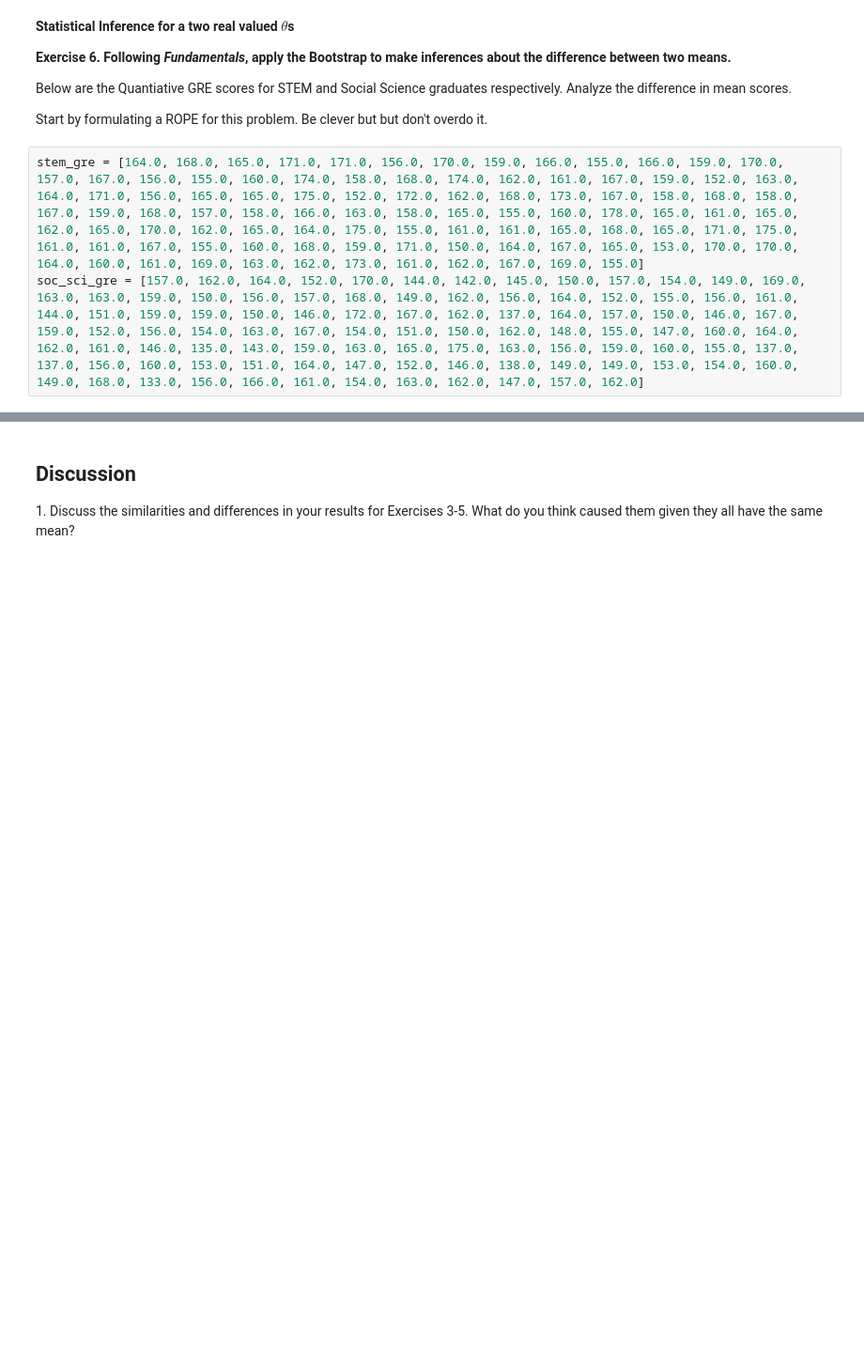
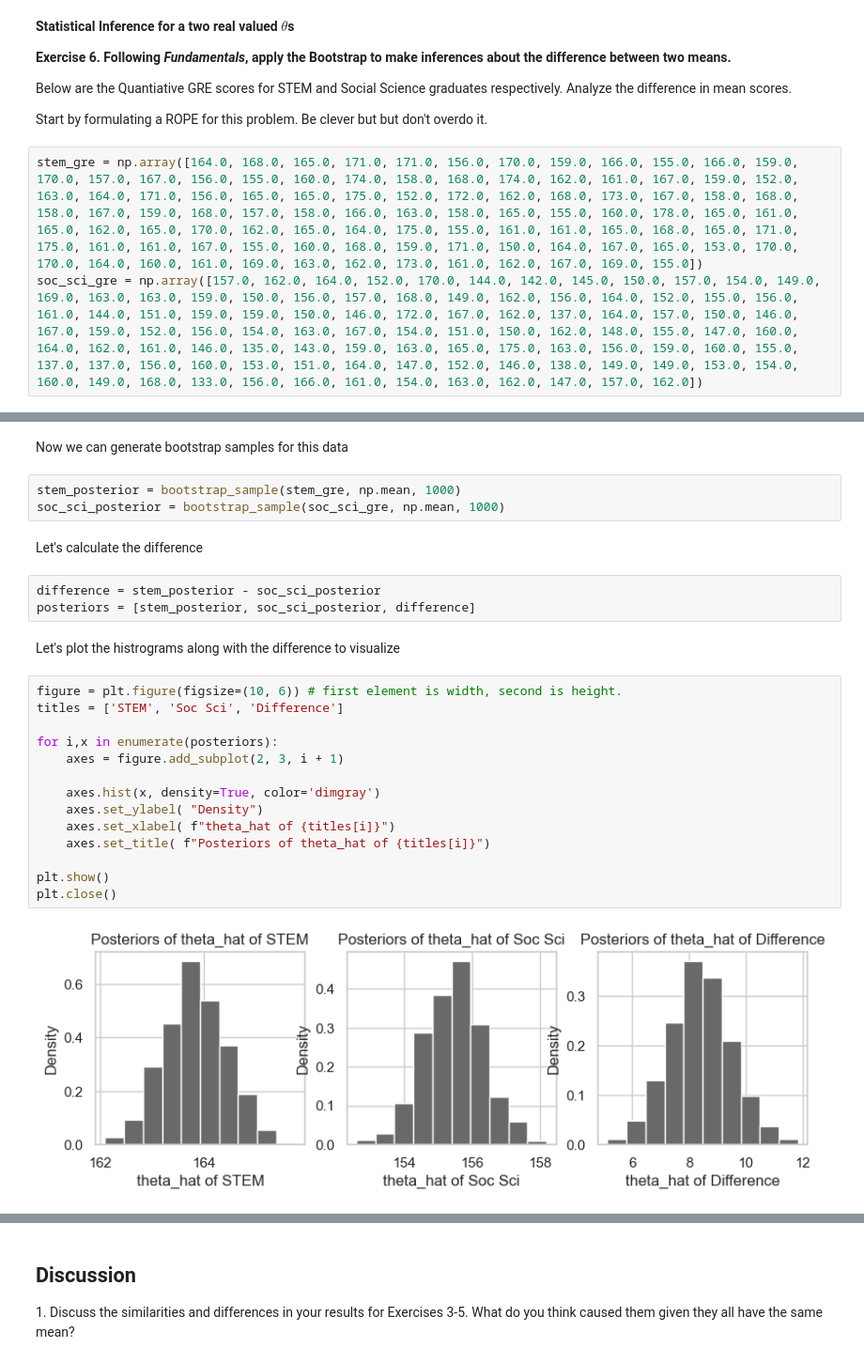
Before and after one commit to ansaridan/jhu-data-engineering-team-5, a Jupyter notebook: Module_7/Jhirsc21.ipynb, the cells around one changed output, grey strips where cells are left out. Shown at 94% size. Cells and saved outputs as stored; diff of their text form; blank space fills up the shorter version.

```diff
--- a/Module_7/Jhirsc21.ipynb
+++ b/Module_7/Jhirsc21.ipynb
@@ -441,5 +488,5 @@ Below are the Quantiative GRE scores for STEM and Social Science graduates respe
 
 Start by formulating a ROPE for this problem. Be clever but but don't overdo it.
 # %%
-stem_gre = [164.0, 168.0, 165.0, 171.0, 171.0, 156.0, 170.0, 159.0, 166.0, 155.0, 166.0, 159.0, 170.0, 157.0, 167.0, 156.0, 155.0, 160.0, 174.0, 158.0, 168.0, 174.0, 162.0, 161.0, 167.0, 159.0, 152.0, 163.0, 164.0, 171.0, 156.0, 165.0, 165.0, 175.0, 152.0, 172.0, 162.0, 168.0, 173.0, 167.0, 158.0, 168.0, 158.0, 167.0, 159.0, 168.0, 157.0, 158.0, 166.0, 163.0, 158.0, 165.0, 155.0, 160.0, 178.0, 165.0, 161.0, 165.0, 162.0, 165.0, 170.0, 162.0, 165.0, 164.0, 175.0, 155.0, 161.0, 161.0, 165.0, 168.0, 165.0, 171.0, 175.0, 161.0, 161.0, 167.0, 155.0, 160.0, 168.0, 159.0, 171.0, 150.0, 164.0, 167.0, 165.0, 153.0, 170.0, 170.0, 164.0, 160.0, 161.0, 169.0, 163.0, 162.0, 173.0, 161.0, 162.0, 167.0, 169.0, 155.0]
-soc_sci_gre = [157.0, 162.0, 164.0, 152.0, 170.0, 144.0, 142.0, 145.0, 150.0, 157.0, 154.0, 149.0, 169.0, 163.0, 163.0, 159.0, 150.0, 156.0, 157.0, 168.0, 149.0, 162.0, 156.0, 164.0, 152.0, 155.0, 156.0, 161.0, 144.0, 151.0, 159.0, 159.0, 150.0, 146.0, 172.0, 167.0, 162.0, 137.0, 164.0, 157.0, 150.0, 146.0, 167.0, 159.0, 152.0, 156.0, 154.0, 163.0, 167.0, 154.0, 151.0, 150.0, 162.0, 148.0, 155.0, 147.0, 160.0, 164.0, 162.0, 161.0, 146.0, 135.0, 143.0, 159.0, 163.0, 165.0, 175.0, 163.0, 156.0, 159.0, 160.0, 155.0, 137.0, 137.0, 156.0, 160.0, 153.0, 151.0, 164.0, 147.0, 152.0, 146.0, 138.0, 149.0, 149.0, 153.0, 154.0, 160.0, 149.0, 168.0, 133.0, 156.0, 166.0, 161.0, 154.0, 163.0, 162.0, 147.0, 157.0, 162.0]
+stem_gre = np.array([164.0, 168.0, 165.0, 171.0, 171.0, 156.0, 170.0, 159.0, 166.0, 155.0, 166.0, 159.0, 170.0, 157.0, 167.0, 156.0, 155.0, 160.0, 174.0, 158.0, 168.0, 174.0, 162.0, 161.0, 167.0, 159.0, 152.0, 163.0, 164.0, 171.0, 156.0, 165.0, 165.0, 175.0, 152.0, 172.0, 162.0, 168.0, 173.0, 167.0, 158.0, 168.0, 158.0, 167.0, 159.0, 168.0, 157.0, 158.0, 166.0, 163.0, 158.0, 165.0, 155.0, 160.0, 178.0, 165.0, 161.0, 165.0, 162.0, 165.0, 170.0, 162.0, 165.0, 164.0, 175.0, 155.0, 161.0, 161.0, 165.0, 168.0, 165.0, 171.0, 175.0, 161.0, 161.0, 167.0, 155.0, 160.0, 168.0, 159.0, 171.0, 150.0, 164.0, 167.0, 165.0, 153.0, 170.0, 170.0, 164.0, 160.0, 161.0, 169.0, 163.0, 162.0, 173.0, 161.0, 162.0, 167.0, 169.0, 155.0])
+soc_sci_gre = np.array([157.0, 162.0, 164.0, 152.0, 170.0, 144.0, 142.0, 145.0, 150.0, 157.0, 154.0, 149.0, 169.0, 163.0, 163.0, 159.0, 150.0, 156.0, 157.0, 168.0, 149.0, 162.0, 156.0, 164.0, 152.0, 155.0, 156.0, 161.0, 144.0, 151.0, 159.0, 159.0, 150.0, 146.0, 172.0, 167.0, 162.0, 137.0, 164.0, 157.0, 150.0, 146.0, 167.0, 159.0, 152.0, 156.0, 154.0, 163.0, 167.0, 154.0, 151.0, 150.0, 162.0, 148.0, 155.0, 147.0, 160.0, 164.0, 162.0, 161.0, 146.0, 135.0, 143.0, 159.0, 163.0, 165.0, 175.0, 163.0, 156.0, 159.0, 160.0, 155.0, 137.0, 137.0, 156.0, 160.0, 153.0, 151.0, 164.0, 147.0, 152.0, 146.0, 138.0, 149.0, 149.0, 153.0, 154.0, 160.0, 149.0, 168.0, 133.0, 156.0, 166.0, 161.0, 154.0, 163.0, 162.0, 147.0, 157.0, 162.0])
@@ -445,0 +503,28 @@ soc_sci_gre = [157.0, 162.0, 164.0, 152.0, 170.0, 144.0, 142.0, 145.0, 150.0, 15
+# %% [markdown]
+Now we can generate bootstrap samples for this data
+# %%
+stem_posterior = bootstrap_sample(stem_gre, np.mean, 1000)
+soc_sci_posterior = bootstrap_sample(soc_sci_gre, np.mean, 1000)
+# %% [markdown]
+Let's calculate the difference
+# %%
+difference = stem_posterior - soc_sci_posterior
+posteriors = [stem_posterior, soc_sci_posterior, difference]
+# %% [markdown]
+Let's plot the histrograms along with the difference to visualize
+# %%
+figure = plt.figure(figsize=(10, 6)) # first element is width, second is height.
+titles = ['STEM', 'Soc Sci', 'Difference']
+
+for i,x in enumerate(posteriors):
+    axes = figure.add_subplot(2, 3, i + 1)
+
+    axes.hist(x, density=True, color='dimgray')
+    axes.set_ylabel( "Density")
+    axes.set_xlabel( f"theta_hat of {titles[i]}")
+    axes.set_title( f"Posteriors of theta_hat of {titles[i]}")
+
+plt.show()
+plt.close()
+# %% [output]
+[figure, added]
```
Also changed, not shown: parts of 50 cells of this notebook, 1 other file.
